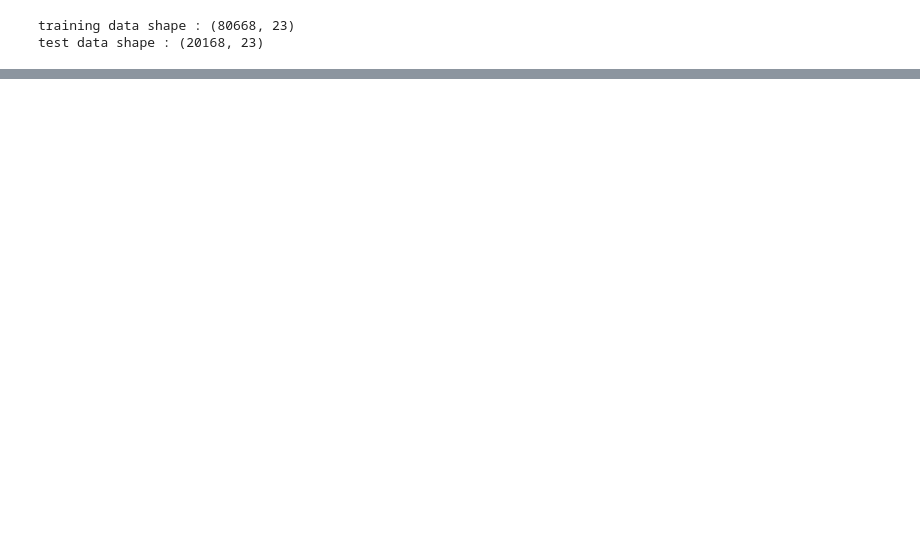
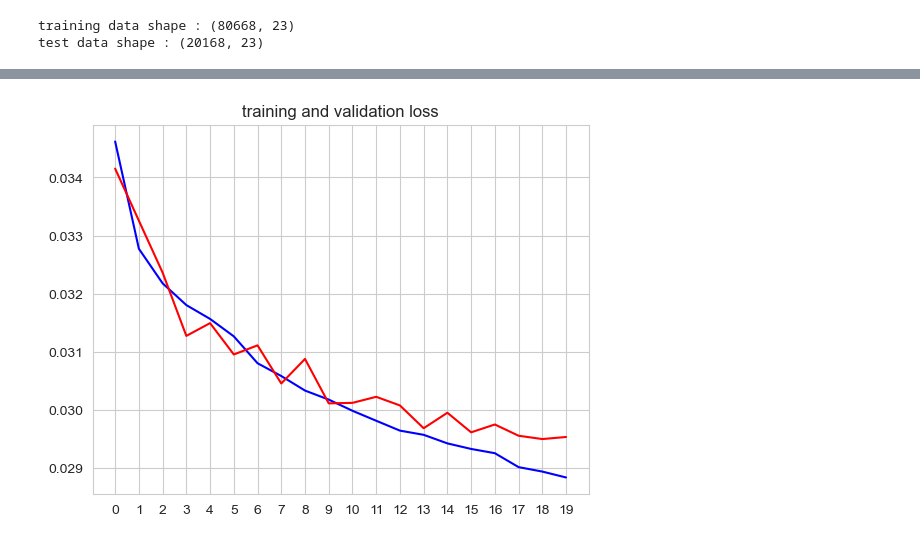
Before and after one commit to anasbn44/movie_recomender, a Jupyter notebook: content_based_filtering.ipynb, the cells around one changed output, grey strips where cells are left out. Drawn from its saved outputs; the diff is of its cells as text; code cells hidden in the pictures; blank space fills up the shorter version.

```diff
--- a/content_based_filtering.ipynb
+++ b/content_based_filtering.ipynb
@@ -10,6 +12,6 @@ import tensorflow as tf
 from CBF_utils import load_data
 # %%
-df_movies_train, df_user_train, df_y_train, df_movies = load_data()
+df_movies_train, df_user_train, df_y_train, df_movies, movie_vecs = load_data()
 
 print(f"movies training set shape : {df_movies_train.shape}")
 print(f"user training set shape : {df_user_train.shape}")
@@ -64,6 +66,6 @@ df_y_train.head(7)
 6    5.0
 Name: rating, dtype: float64
 # %%
-movie_train = df_movies_train.values
-user_train = df_user_train.values
-y_train = df_y_train.values.reshape(-1, 1)
+movie_train = df_movies_train.values.astype(float)
+user_train = df_user_train.values.astype(float)
+y_train = df_y_train.values.astype(float).reshape(-1, 1)
@@ -94,0 +161,10 @@ test data shape : (20168, 23)
+# %%
+model.compile(optimizer=tf.keras.optimizers.Adam(learning_rate=0.01),
+              loss=tf.keras.losses.MeanSquaredError())
+# %%
+history = model.fit([user_train[:, 3:], movie_train[:, 1:]],
+                      y_train,
+                      epochs=20,
+                      validation_data=([user_test[:, 3:], movie_test[:, 1:]], y_test),
+                      verbose=1
+                    )
@@ -94,0 +189,13 @@ test data shape : (20168, 23)
+# %%
+loss = history.history['loss']
+val_loss = history.history['val_loss']
+
+epochs = history.epoch
+
+plt.plot(epochs, loss, 'b', label = 'training loss')
+plt.plot(epochs, val_loss, 'r', label = 'validation loss')
+plt.xticks(epochs)
+plt.title('training and validation loss')
+plt.show()
+# %% [output]
+[figure, added]
```
Also changed, not shown: parts of 12 cells of this notebook, 1 other file.
